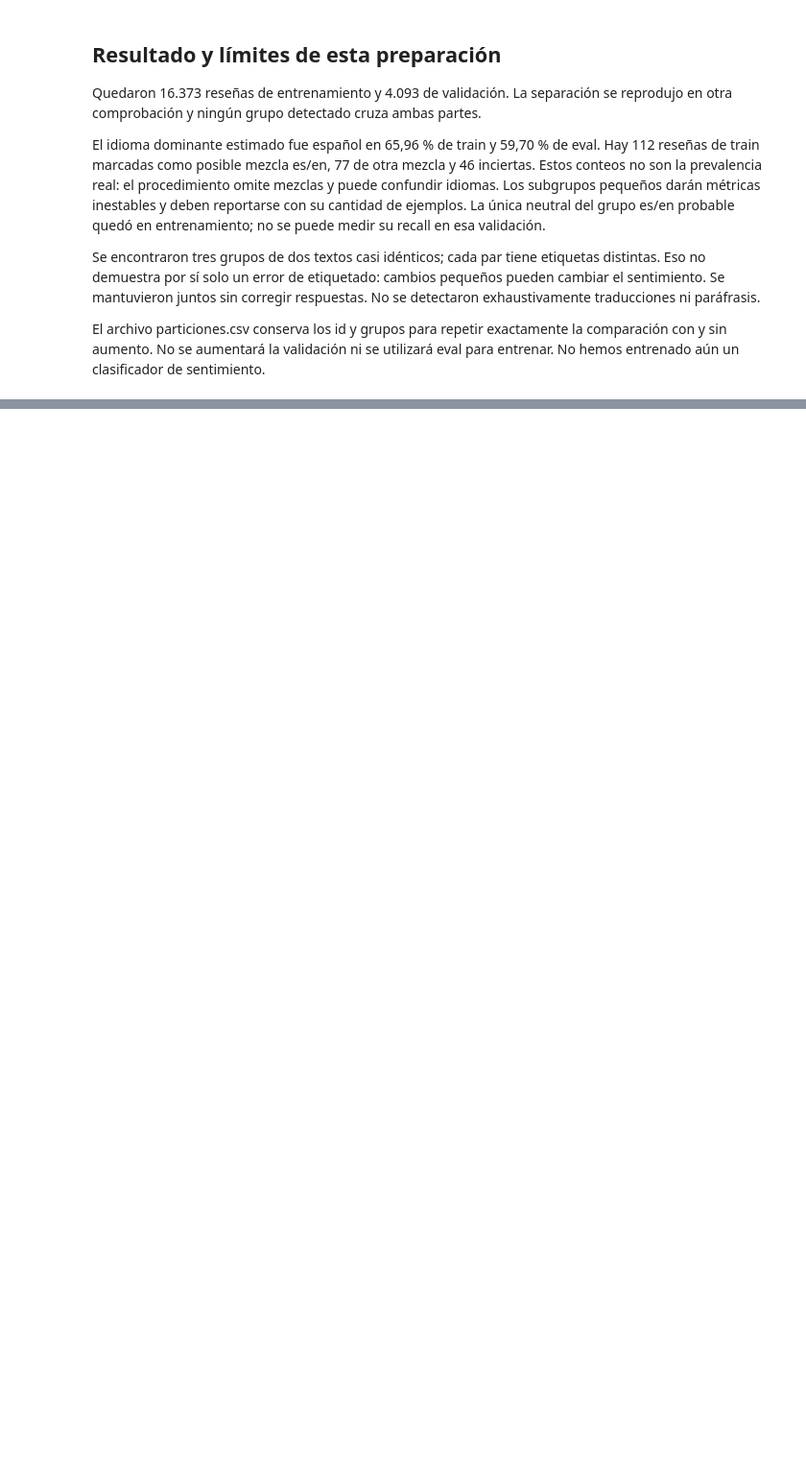
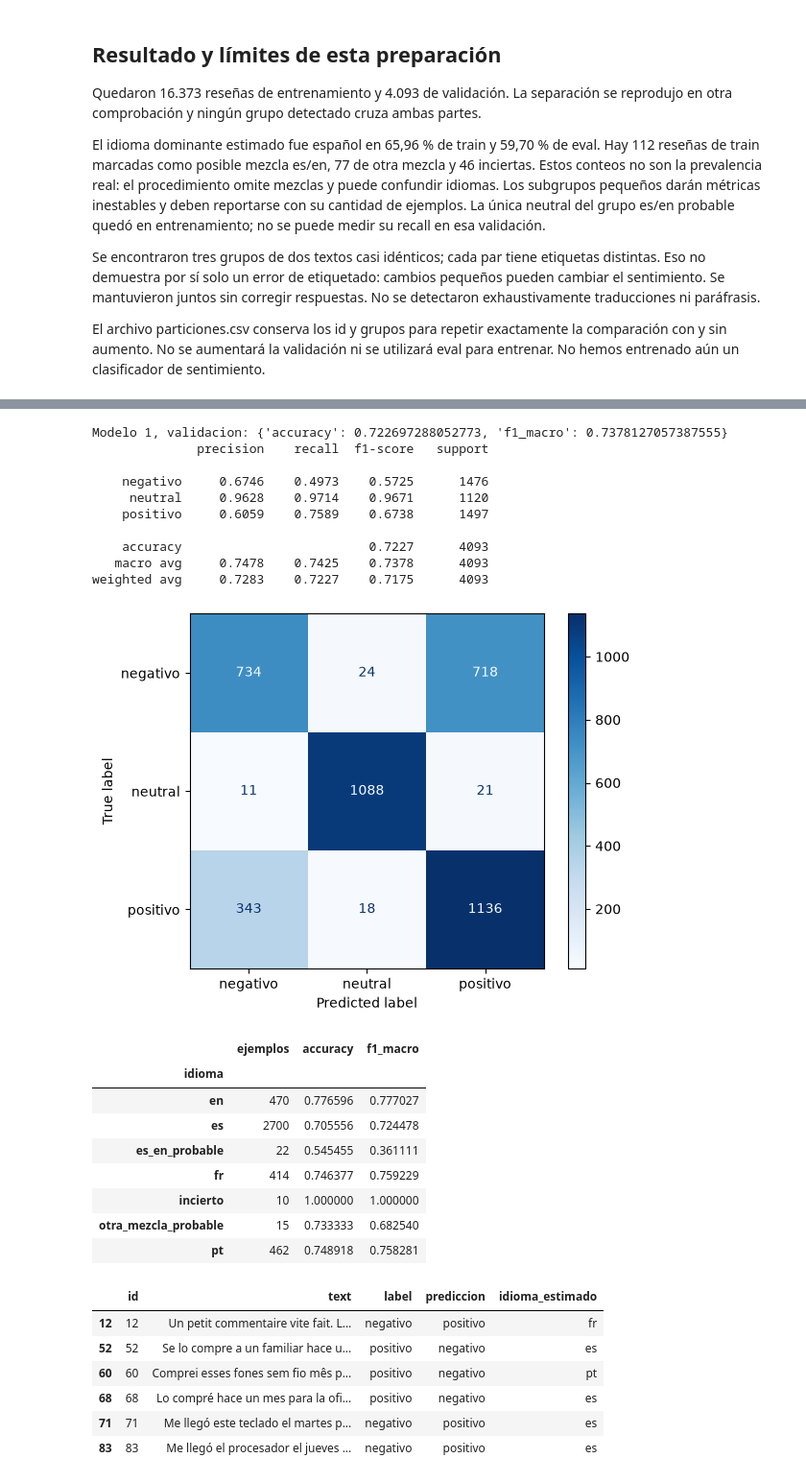
Before and after one commit to jmfonsecau/ISIS-2611-Proyecto-Parte-2, a Jupyter notebook: notebook_parte2.ipynb, the cells around one changed output, grey strips where cells are left out. Shown at 96% size. Saved outputs shown, nothing was run; the diff lists cells and outputs as text; code cells hidden in the pictures; blank space fills up the shorter version.

```diff
--- a/notebook_parte2.ipynb
+++ b/notebook_parte2.ipynb
@@ -485,0 +705,49 @@ Elegiremos la red profunda multilingüe y el entorno con GPU. La primera configu
+# %%
+probas_valid_01 = probabilidades_01(mlp_validacion_01, embeddings_01[mascara_valid_01])
+pred_valid_01 = np.array(ETIQUETAS)[probas_valid_01.argmax(1)]
+real_valid_01 = train.loc[mascara_valid_01, 'label'].to_numpy()
+metricas_01 = dict(accuracy=float(accuracy_score(real_valid_01, pred_valid_01)),
+    f1_macro=float(f1_score(real_valid_01, pred_valid_01, average='macro')))
+print('Modelo 1, validacion:', metricas_01)
+print(classification_report(real_valid_01, pred_valid_01, labels=ETIQUETAS, digits=4, zero_division=0))
+ConfusionMatrixDisplay.from_predictions(real_valid_01, pred_valid_01, labels=ETIQUETAS, cmap='Blues')
+plt.show()
+errores_01 = train.loc[mascara_valid_01, ['id', 'text', 'label']].copy()
+errores_01['prediccion'] = pred_valid_01
+errores_01['idioma_estimado'] = particiones_01.loc[mascara_valid_01, 'idioma_estimado'].to_numpy()
+resumen_idiomas_01 = []
+for idioma, datos in errores_01.groupby('idioma_estimado'):
+    resumen_idiomas_01.append(dict(idioma=idioma, ejemplos=len(datos),
+        accuracy=accuracy_score(datos['label'], datos['prediccion']),
+        f1_macro=f1_score(datos['label'], datos['prediccion'], labels=ETIQUETAS, average='macro', zero_division=0)))
+display(pd.DataFrame(resumen_idiomas_01).set_index('idioma'))
+with pd.option_context('display.max_colwidth', 180):
+    display(errores_01.loc[errores_01['label'] != errores_01['prediccion']].head(6))
+# %% [output]
+Modelo 1, validacion: {'accuracy': 0.722697288052773, 'f1_macro': 0.7378127057387555}
+              precision    recall  f1-score   support
+
+    negativo     0.6746    0.4973    0.5725      1476
+     neutral     0.9628    0.9714    0.9671      1120
+    positivo     0.6059    0.7589    0.6738      1497
+
+    accuracy                         0.7227      4093
+   macro avg     0.7478    0.7425    0.7378      4093
+weighted avg     0.7283    0.7227    0.7175      4093
+[figure, added]
+|  | ejemplos | accuracy | f1_macro |
+| idioma |  |  |  |
+| en | 470 | 0.776596 | 0.777027 |
+| es | 2700 | 0.705556 | 0.724478 |
+| es_en_probable | 22 | 0.545455 | 0.361111 |
+| fr | 414 | 0.746377 | 0.759229 |
+| incierto | 10 | 1.000000 | 1.000000 |
+| otra_mezcla_probable | 15 | 0.733333 | 0.682540 |
+| pt | 462 | 0.748918 | 0.758281 |
+|  | id | text | label | prediccion | idioma_estimado |
+| 12 | 12 | Un petit commentaire vite fait. L... | negativo | positivo | fr |
+| 52 | 52 | Se lo compre a un familiar hace u... | positivo | negativo | es |
+| 60 | 60 | Comprei esses fones sem fio mês p... | positivo | negativo | pt |
+| 68 | 68 | Lo compré hace un mes para la ofi... | positivo | negativo | es |
+| 71 | 71 | Me llegó este teclado el martes p... | negativo | positivo | es |
+| 83 | 83 | Me llegó el procesador el jueves ... | negativo | positivo | es |
```
Also changed, not shown: parts of 15 cells of this notebook, 1 other file.
